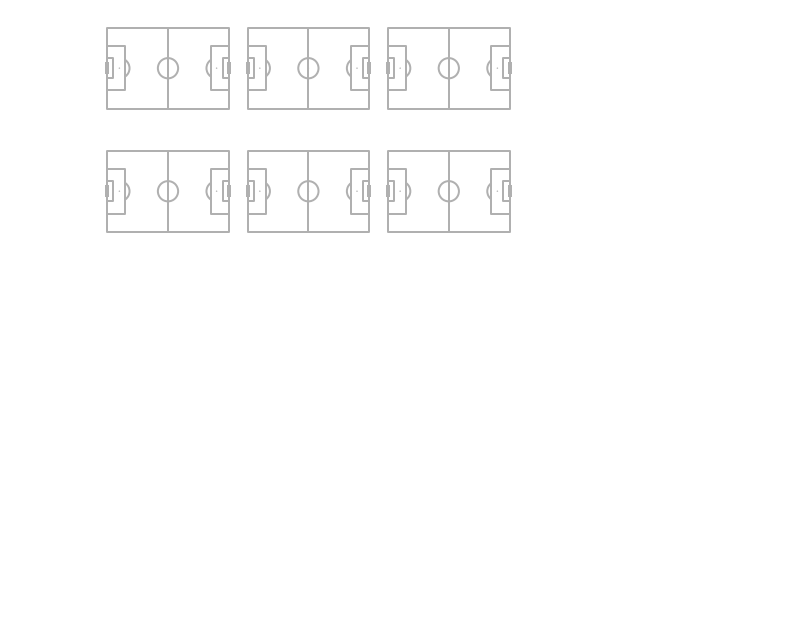
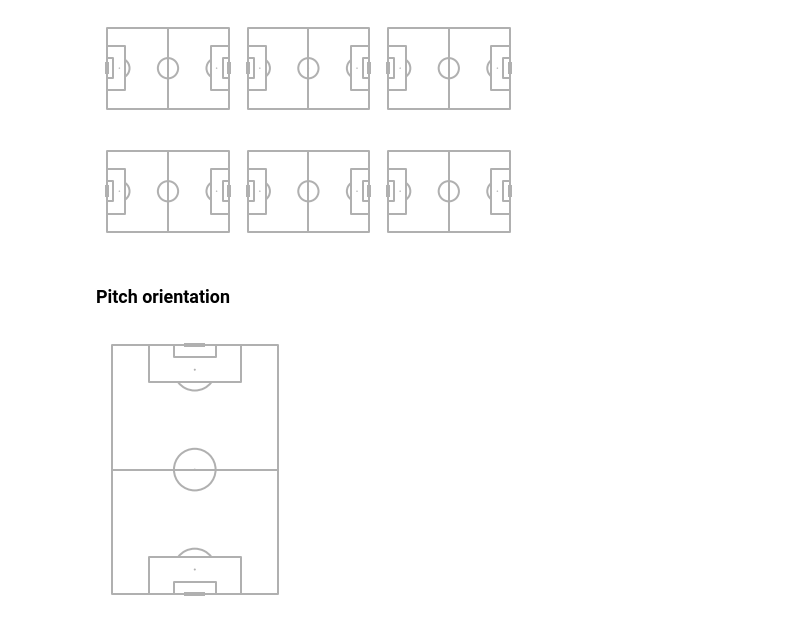
Before and after one commit to chikoungoun/Football, a Jupyter notebook: MPL Soccer/MPL Soccer intro.ipynb, the cells around one changed output. Drawn from its saved outputs; the diff is of its cells as text; code cells hidden in the pictures; blank space fills up the shorter version.

Commit message:
Pitch Orientation (Vertical)

```diff
--- a/MPL Soccer/MPL Soccer intro.ipynb
+++ b/MPL Soccer/MPL Soccer intro.ipynb
@@ -57,3 +57,5 @@ pitch = Pitch()
 fig, axs = pitch.draw(nrows=2,ncols=3)
 # %% [output]
 [figure]
+# %% [markdown]
+### Pitch orientation
@@ -59,0 +64,5 @@ fig, axs = pitch.draw(nrows=2,ncols=3)
+# %%
+pitch = VerticalPitch(half=False)
+fig, ax = pitch.draw()
+# %% [output]
+[figure, added]
```
Also changed, not shown: parts of 1 cell of this notebook.
